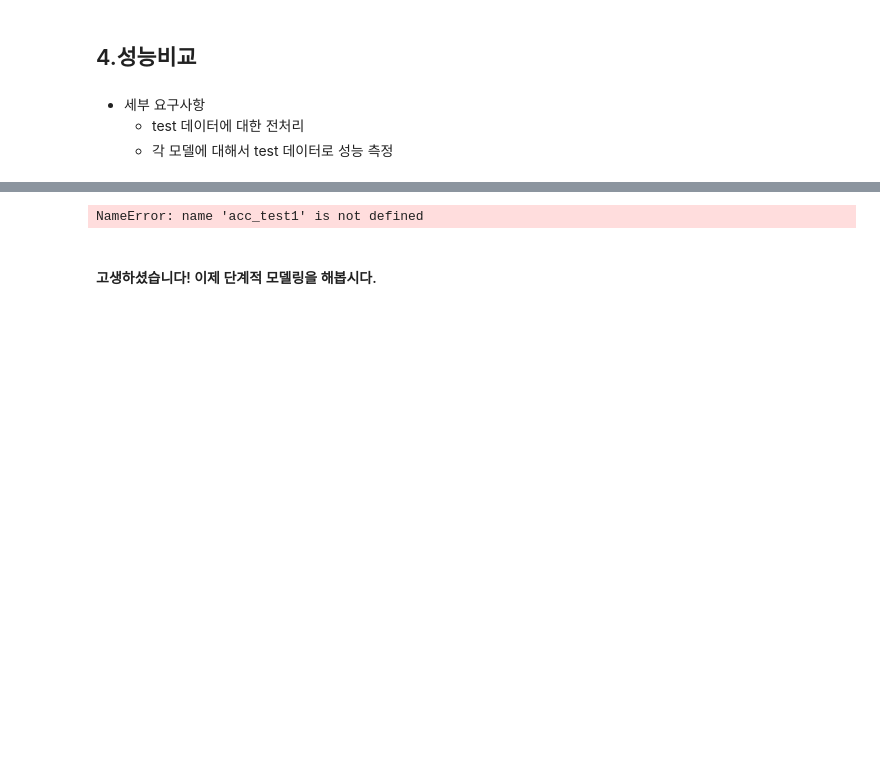
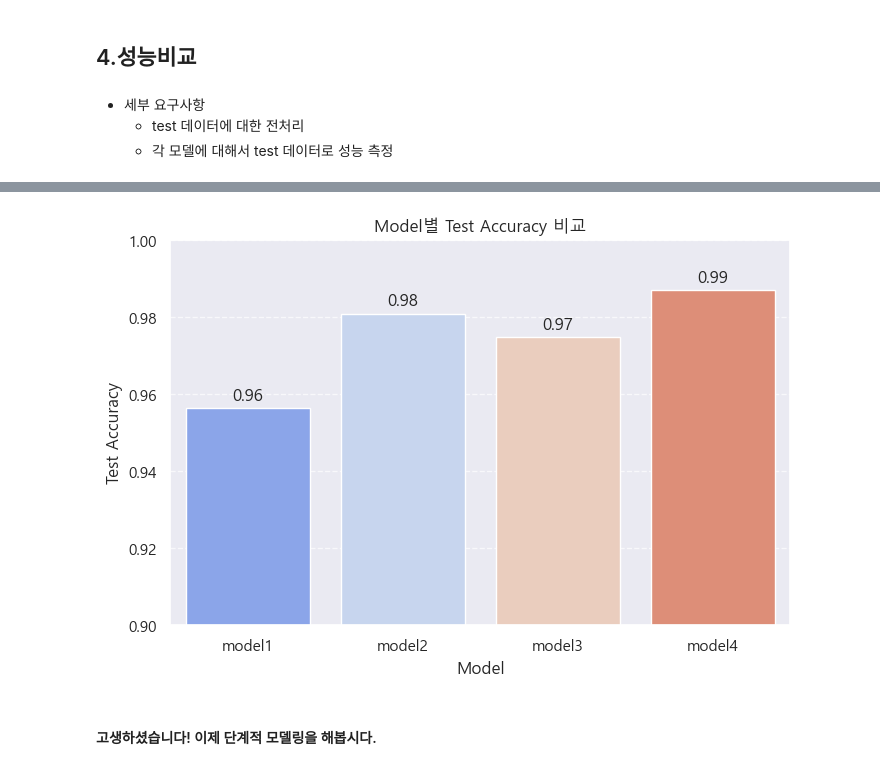
Before and after one commit to Sihyeon0123/AIVLE_School, a Jupyter notebook: 1차 미니프로젝트/스마트폰 센서 데이터 기반 모션 분류/2.기본 모델링.ipynb, the cells around one changed output, grey strips where cells are left out. Drawn from its saved outputs; the diff is of its cells as text; code cells hidden in the pictures; blank space fills up the shorter version.

```diff
--- a/1차 미니프로젝트/스마트폰 센서 데이터 기반 모션 분류/2.기본 모델링.ipynb
+++ b/1차 미니프로젝트/스마트폰 센서 데이터 기반 모션 분류/2.기본 모델링.ipynb
@@ -716,27 +718,28 @@ model3 정확도 : 0.9837
 model4 정확도 : 0.9871
 # %%
 result_df = pd.DataFrame({
-    'Model': ['Model1', 'Model2', 'Model3', 'Model4'],
-    'Train/Val Accuracy': [0.9579, 0.9830, 0.9816, 0.9871],
-    'Test Accuracy': [acc_test1, acc_test2, acc_test3, acc_test4]
+    'Model': [name for name, _ in results],
+    'Test Accuracy': [acc for _, acc in results],
 })
+
 
 plt.figure(figsize=(8,5))
 ax = sns.barplot(data=result_df, x='Model', y='Test Accuracy', palette='coolwarm')
 plt.title('Model별 Test Accuracy 비교')
 plt.ylim(0.9, 1.0)
-plt.grid(axis='y')
+plt.grid(axis='y', linestyle='--', alpha=0.7)
 
-# 막대 위에 소수점 2자리 값 표시
 for p in ax.patches:
     height = p.get_height()
     ax.text(
         x=p.get_x() + p.get_width() / 2,
         y=height + 0.002,  # 막대 위에 약간 띄워서 표시
         s=f"{height:.2f}",
         ha='center'
     )
+
+plt.show()
 # %% [output]
-NameError: name 'acc_test1' is not defined
+[figure, added]
 # %% [markdown]
 #### 고생하셨습니다! 이제 단계적 모델링을 해봅시다.
```
Also changed, not shown: parts of 15 cells of this notebook.
